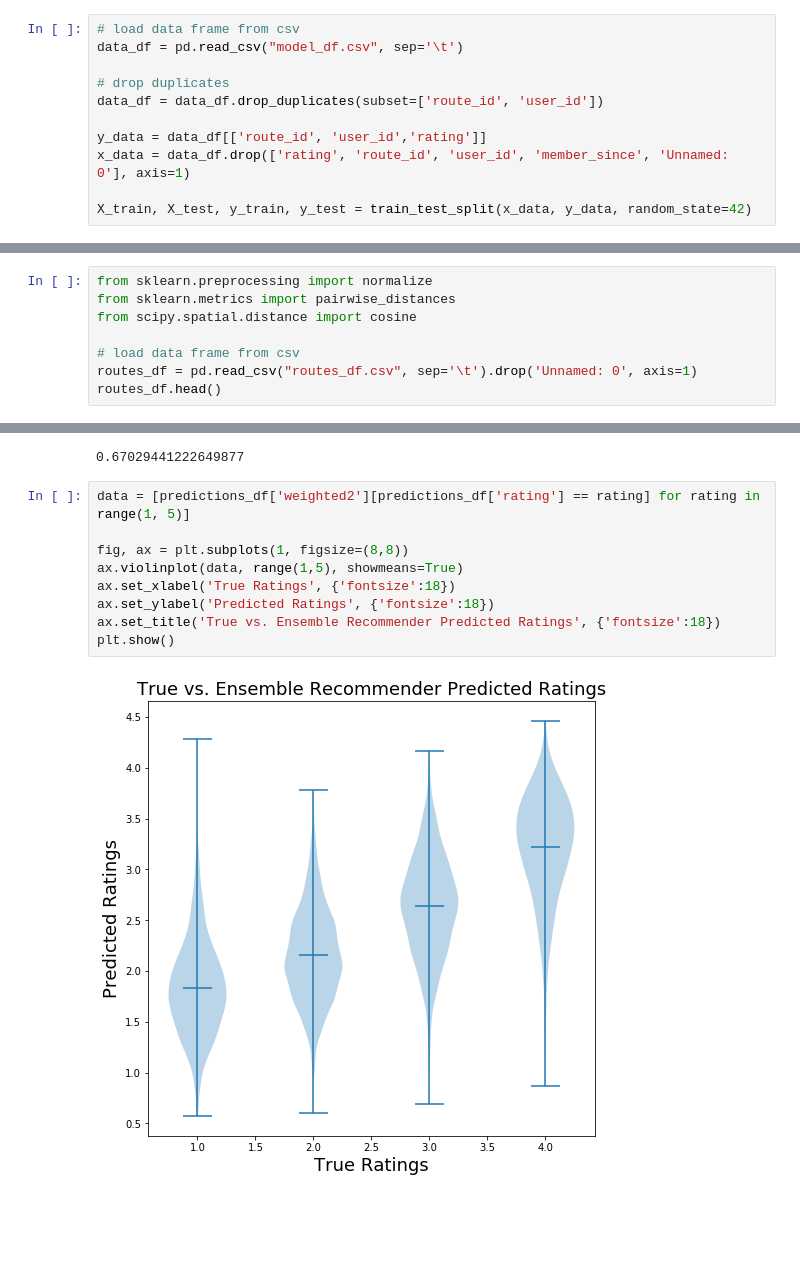
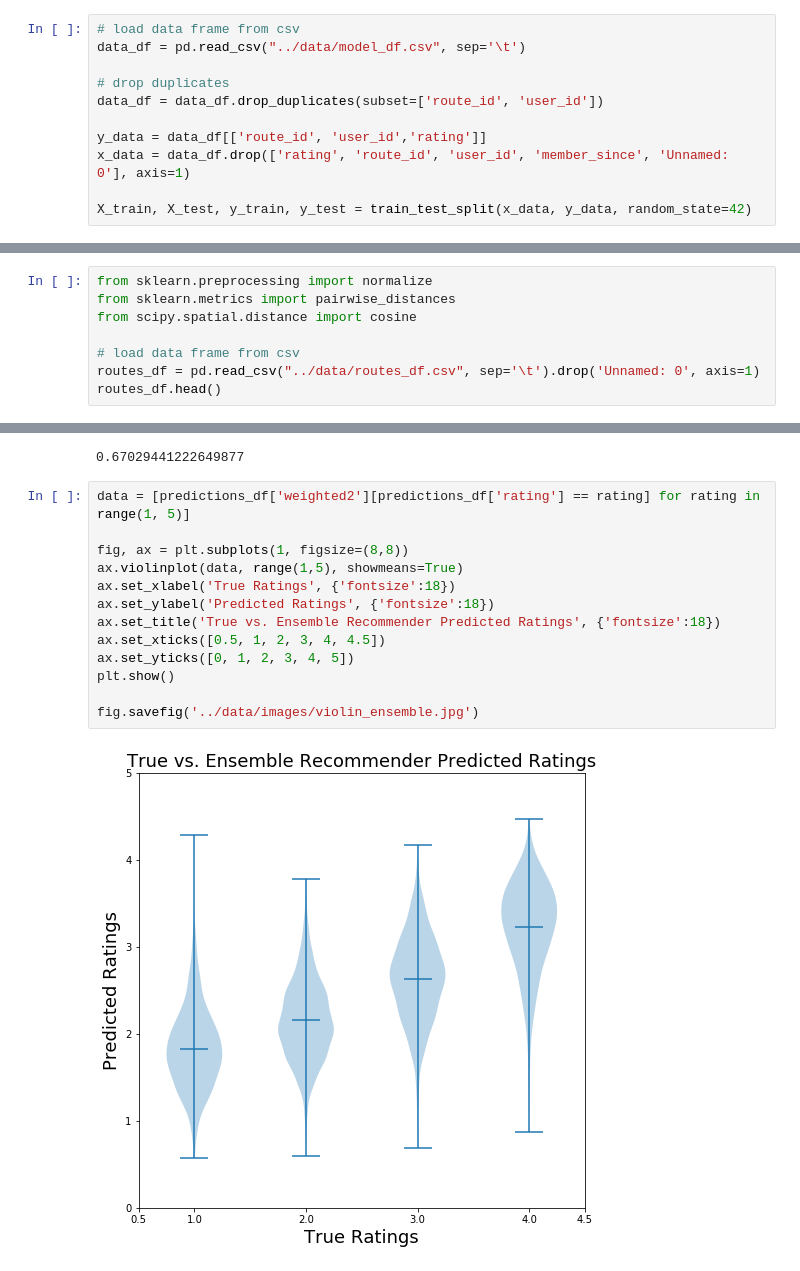
Before and after one commit to davidblaszka/redpointer, a Jupyter notebook: src/ensemble_model.ipynb, the cells around one changed output, grey strips where cells are left out. Saved outputs shown, nothing was run; the diff lists cells and outputs as text; blank space fills up the shorter version.

```diff
--- a/src/ensemble_model.ipynb
+++ b/src/ensemble_model.ipynb
@@ -26,7 +26,7 @@ spark, sc
 ### load utility matrix
 # %%
 # load data frame from csv
-data_df = pd.read_csv("model_df.csv", sep='\t')
+data_df = pd.read_csv("../data/model_df.csv", sep='\t')
 
 # drop duplicates
 data_df = data_df.drop_duplicates(subset=['route_id', 'user_id'])
@@ -288,7 +294,7 @@ from sklearn.metrics import pairwise_distances
 from scipy.spatial.distance import cosine
 
 # load data frame from csv
-routes_df = pd.read_csv("routes_df.csv", sep='\t').drop('Unnamed: 0', axis=1)
+routes_df = pd.read_csv("../data/routes_df.csv", sep='\t').drop('Unnamed: 0', axis=1)
 routes_df.head()
 # %% [output]
 |  | id | Aid | Alpine | Boulder | Ice | Mixed | Sport | TR | Trad | height | ... | ... |
@@ -407,11 +417,15 @@ min(rmse_list)
 # %%
 data = [predictions_df['weighted2'][predictions_df['rating'] == rating] for rating in range(1, 5)]
 
 fig, ax = plt.subplots(1, figsize=(8,8))
 ax.violinplot(data, range(1,5), showmeans=True)
 ax.set_xlabel('True Ratings', {'fontsize':18})
 ax.set_ylabel('Predicted Ratings', {'fontsize':18})
 ax.set_title('True vs. Ensemble Recommender Predicted Ratings', {'fontsize':18})
+ax.set_xticks([0.5, 1, 2, 3, 4, 4.5])
+ax.set_yticks([0, 1, 2, 3, 4, 5])
 plt.show()
+
+fig.savefig('../data/images/violin_ensemble.jpg')
 # %% [output]
-[figure, old version]
+[figure, new version]
```
Also changed, not shown: parts of 3 cells of this notebook, 11 other files.
